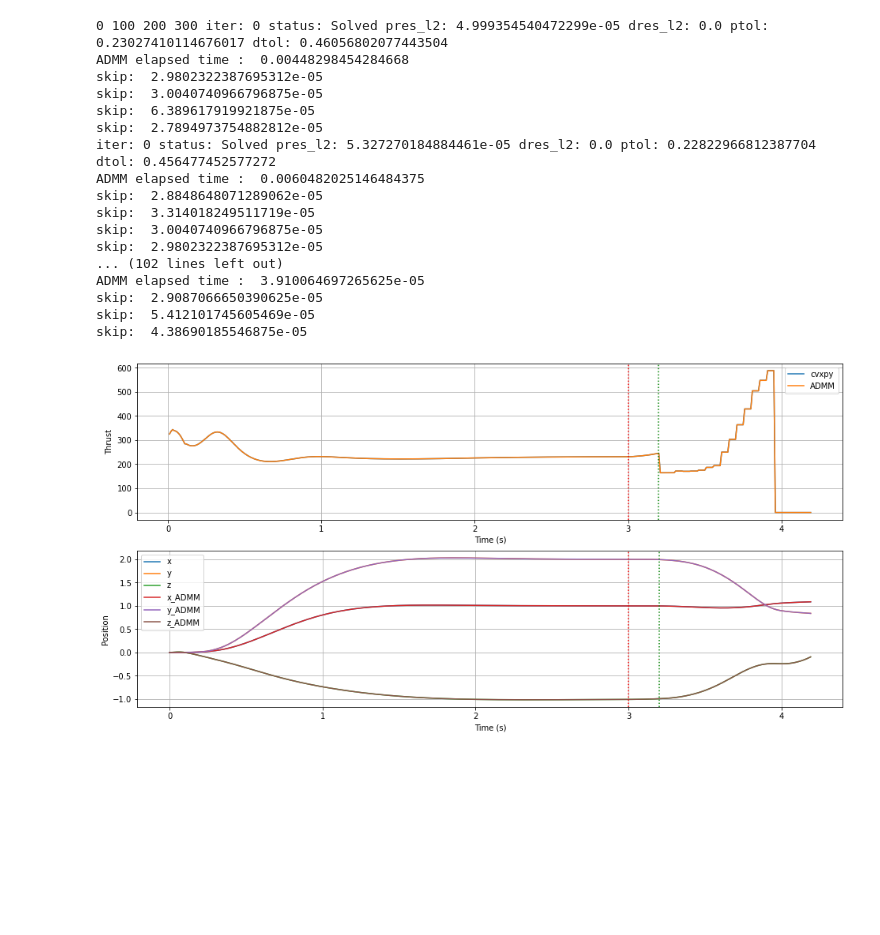
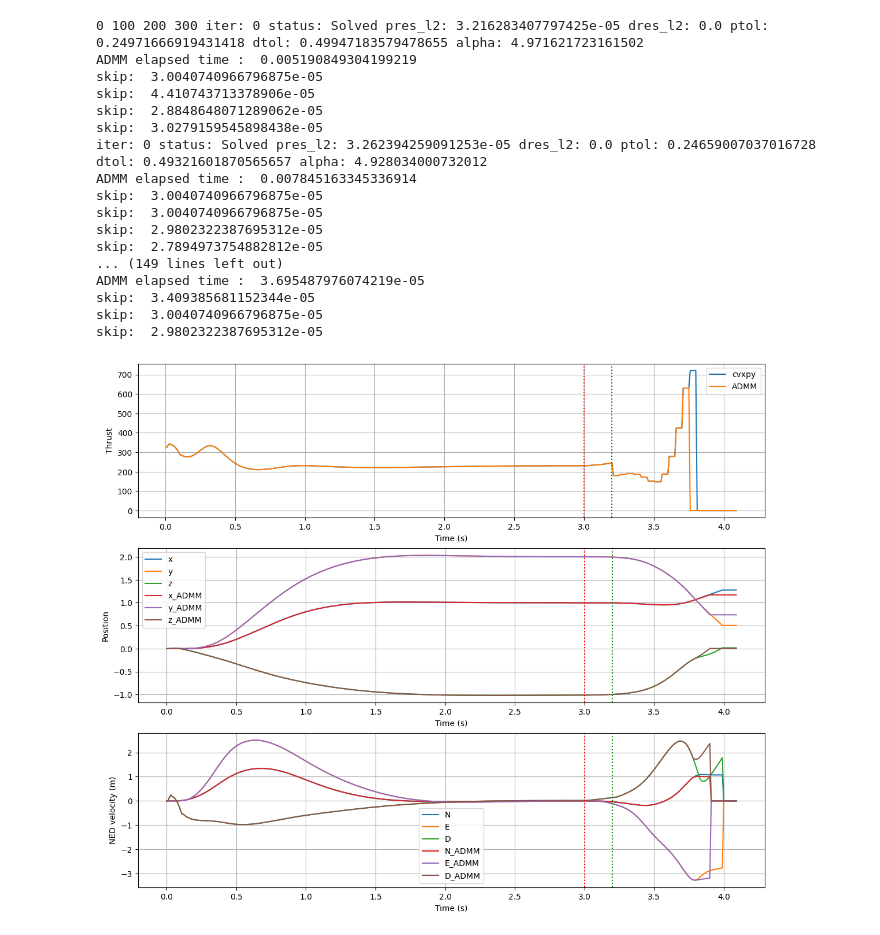
Before and after one commit to acsl-inha/drone_simulation, a Jupyter notebook: src/Euler_angle_guidance.ipynb, the cells around one changed output. Saved outputs shown, nothing was run; the diff lists cells and outputs as text; code cells hidden in the pictures; blank space fills up the shorter version.

```diff
--- a/src/Euler_angle_guidance.ipynb
+++ b/src/Euler_angle_guidance.ipynb
@@ -579,7 +581,7 @@ G0 = np.zeros(4)
 U0 = np.zeros(4)
 R0 = np.zeros(nRotors)
 
-time_arrival = 4.2
+time_arrival = 4.6
 
 t2 = np.arange(0,time_arrival, dt)
 n = len(t2)
@@ -619,52 +621,66 @@ for k in range(n-1):
         break
 flight.counter = 0
 # %% [output]
-0 100 200 300 iter: 0 status: Solved pres_l2: 4.999354540472299e-05 dres_l2: 0.0 ptol: 0.23027410114676017 dtol: 0.46056802077443504
-ADMM elapsed time :  0.00448298454284668
-skip:  2.9802322387695312e-05
+0 100 200 300 iter: 0 status: Solved pres_l2: 3.216283407797425e-05 dres_l2: 0.0 ptol: 0.24971666919431418 dtol: 0.49947183579478655 alpha: 4.971621723161502
+ADMM elapsed time :  0.005190849304199219
 skip:  3.0040740966796875e-05
-skip:  6.389617919921875e-05
-skip:  2.7894973754882812e-05
-iter: 0 status: Solved pres_l2: 5.327270184884461e-05 dres_l2: 0.0 ptol: 0.22822966812387704 dtol: 0.456477452577272
-ADMM elapsed time :  0.0060482025146484375
+skip:  4.410743713378906e-05
 skip:  2.8848648071289062e-05
-skip:  3.314018249511719e-05
+skip:  3.0279159545898438e-05
+iter: 0 status: Solved pres_l2: 3.262394259091253e-05 dres_l2: 0.0 ptol: 0.24659007037016728 dtol: 0.49321601870565657 alpha: 4.928034000732012
+ADMM elapsed time :  0.007845163345336914
+skip:  3.0040740966796875e-05
 skip:  3.0040740966796875e-05
 skip:  2.9802322387695312e-05
-... (102 lines left out)
-ADMM elapsed time :  3.910064697265625e-05
-skip:  2.9087066650390625e-05
-skip:  5.412101745605469e-05
-skip:  4.38690185546875e-05
+skip:  2.7894973754882812e-05
+... (149 lines left out)
+ADMM elapsed time :  3.695487976074219e-05
+skip:  3.409385681152344e-05
+skip:  3.0040740966796875e-05
+skip:  2.9802322387695312e-05
 # %%
-plt.figure(figsize=(16,8))
-plt.subplot(211)
+plt.figure(num=6, figsize=(14,12), dpi=100)
+plt.subplot(311)
 plt.plot(t[1:],G[0,:],label='cvxpy')
 plt.plot(t2[1:],G2[0,:],label='ADMM')
 plt.axvline(t_fail, linestyle=':',  color='r')
 plt.axvline(t_fail + t_detect, linestyle=':',  color='g')
 plt.ylabel("Thrust")
 plt.xlabel("Time (s)")
 plt.grid()
 plt.legend()
-plt.subplot(212)
+plt.subplot(312)
 plt.plot(t[:],X[6,:],label='x')
 plt.plot(t[:],X[7,:],label='y')
 plt.plot(t[:],X[8,:],label='z')
 plt.plot(t2[:],X2[6,:],label='x_ADMM')
 plt.plot(t2[:],X2[7,:],label='y_ADMM')
 plt.plot(t2[:],X2[8,:],label='z_ADMM')
 # plt.plot(t[:],X[9,:]*Rad2Deg,label='x')
 # plt.plot(t[:],X[10,:]*Rad2Deg,label='y')
 # plt.plot(t[:],X[11,:]*Rad2Deg,label='z')
 # plt.plot(t[:],X2[9,:]*Rad2Deg,label='x_ADMM')
 # plt.plot(t[:],X2[10,:]*Rad2Deg,label='y_ADMM')
 # plt.plot(t[:],X2[11,:]*Rad2Deg,label='z_ADMM')
 plt.axvline(t_fail, linestyle=':',  color='r')
 plt.axvline(t_fail + t_detect, linestyle=':',  color='g')
 plt.ylabel("Position")
 plt.xlabel("Time (s)")
 plt.legend()
 plt.grid()
+plt.subplot(313)
+plt.plot(t, dX[6,:],label='N')
+plt.plot(t, dX[7,:],label='E')
+plt.plot(t, dX[8,:],label='D')
+plt.plot(t2,dX2[6,:],label='N_ADMM')
+plt.plot(t2,dX2[7,:],label='E_ADMM')
+plt.plot(t2,dX2[8,:],label='D_ADMM')
+plt.axvline(t_fail, linestyle=':',  color='r')
+plt.axvline(t_fail + t_detect, linestyle=':',  color='g')
+plt.xlabel('Time (s)')
+plt.ylabel('NED velocity (m)')
+#plt.xlim(2,3)
+plt.legend()
+plt.grid()
 # %% [output]
-[figure, old version]
+[figure, new version]
```
Also changed, not shown: parts of 4 cells of this notebook.
